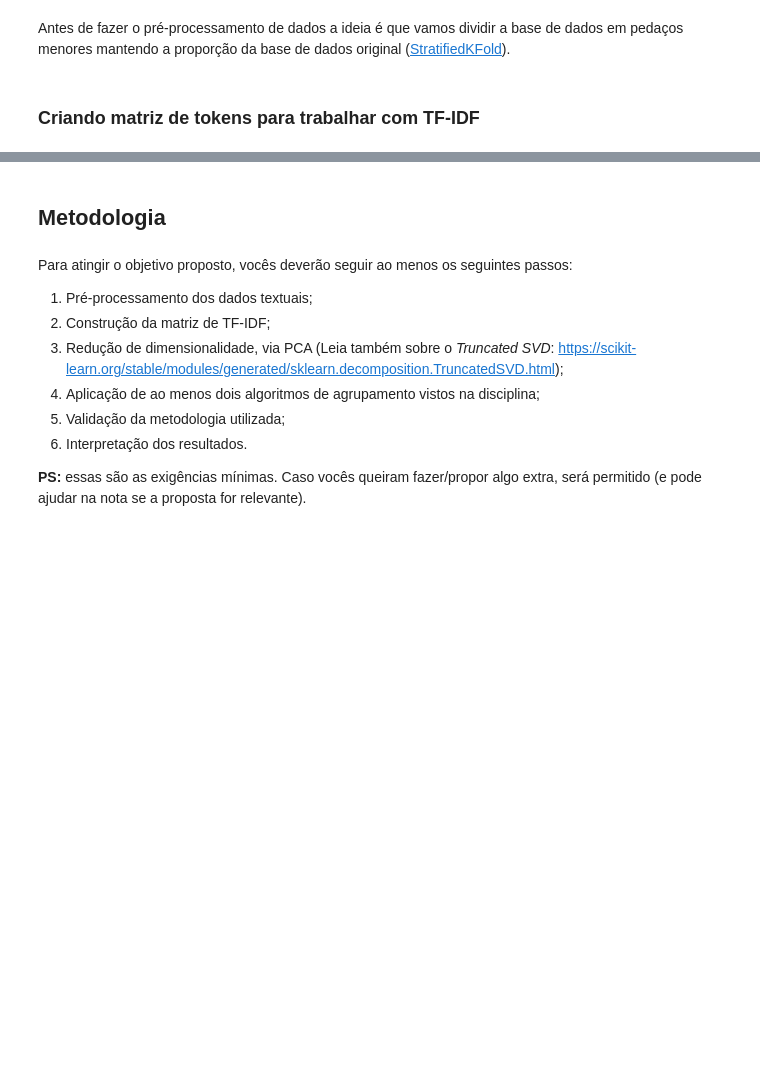
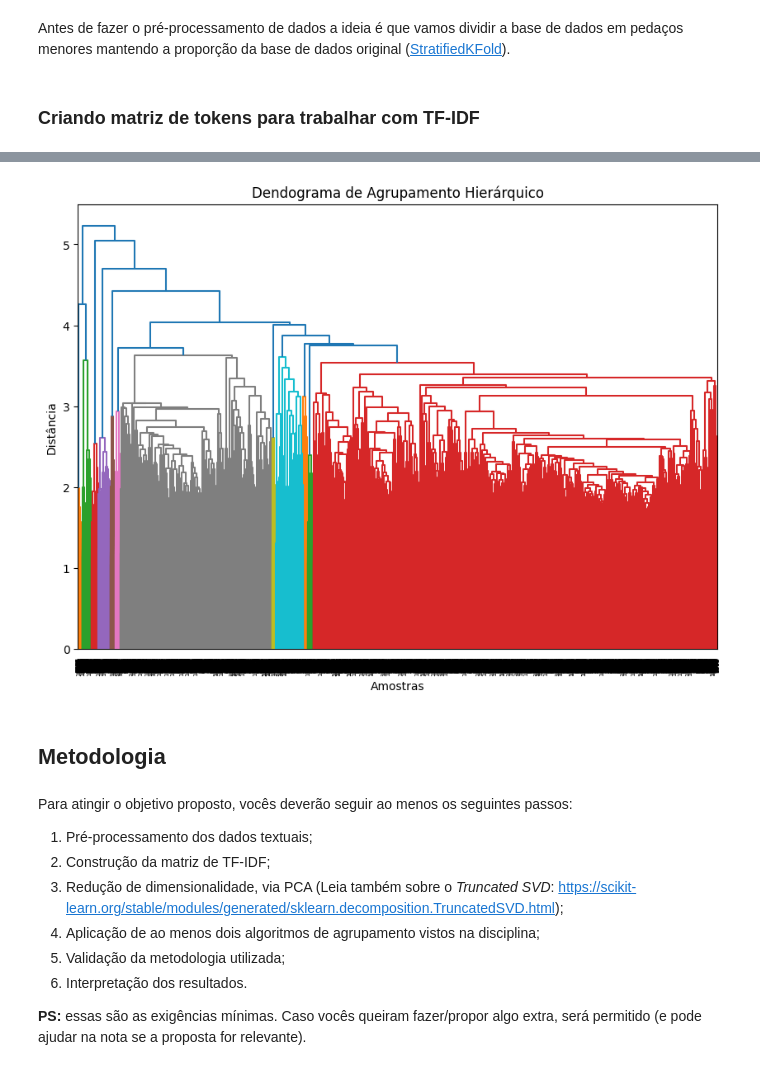
Before and after one commit to alekswheeler/datasci_home_work, a Jupyter notebook: Especificação_2024_2.ipynb, the cells around one changed output, grey strips where cells are left out. Saved outputs shown, nothing was run; the diff lists cells and outputs as text; code cells hidden in the pictures; blank space fills up the shorter version.

Commit message:
Aplicando algoritmo hierárquico

```diff
--- a/Especificação_2024_2.ipynb
+++ b/Especificação_2024_2.ipynb
@@ -229,3 +245,29 @@ plt.ylabel(r'$f(k)$ - Fração cumulativa da variância explicada');
+# %%
+from sklearn.cluster import AgglomerativeClustering
+from scipy.cluster.hierarchy import dendrogram, linkage
+from sklearn.datasets import make_blobs
+from sklearn.decomposition import PCA
+import matplotlib.pyplot as plt
+import numpy as np
+
+pca = PCA(n_components = 2400)
+X2 = pca.fit_transform(tfidf_dataframe)
+
+hierarchical_model = AgglomerativeClustering(n_clusters=3, linkage='ward')
+# labels = hierarchical_model.fit_predict(X2)
+# %%
+# Calculando as ligações para o dendograma
+Z = linkage(X2, method='ward')
+
+# Plotando o dendograma
+plt.figure(figsize=(10, 7))
+dendrogram(Z)
+plt.title('Dendograma de Agrupamento Hierárquico')
+plt.xlabel('Amostras')
+plt.ylabel('Distância')
+plt.show()
+# %% [output]
+[figure, added]
 # %% [markdown]
 ## Metodologia
 # %% [markdown]
```
Also changed, not shown: parts of 6 cells of this notebook.
